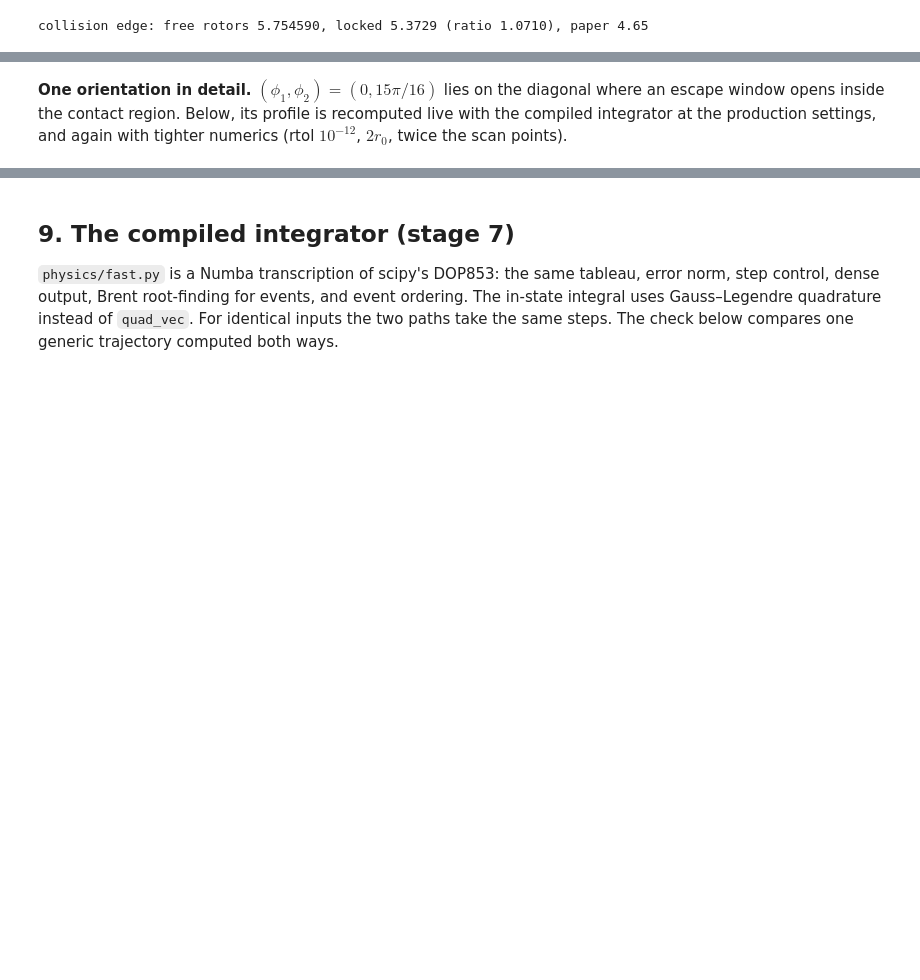
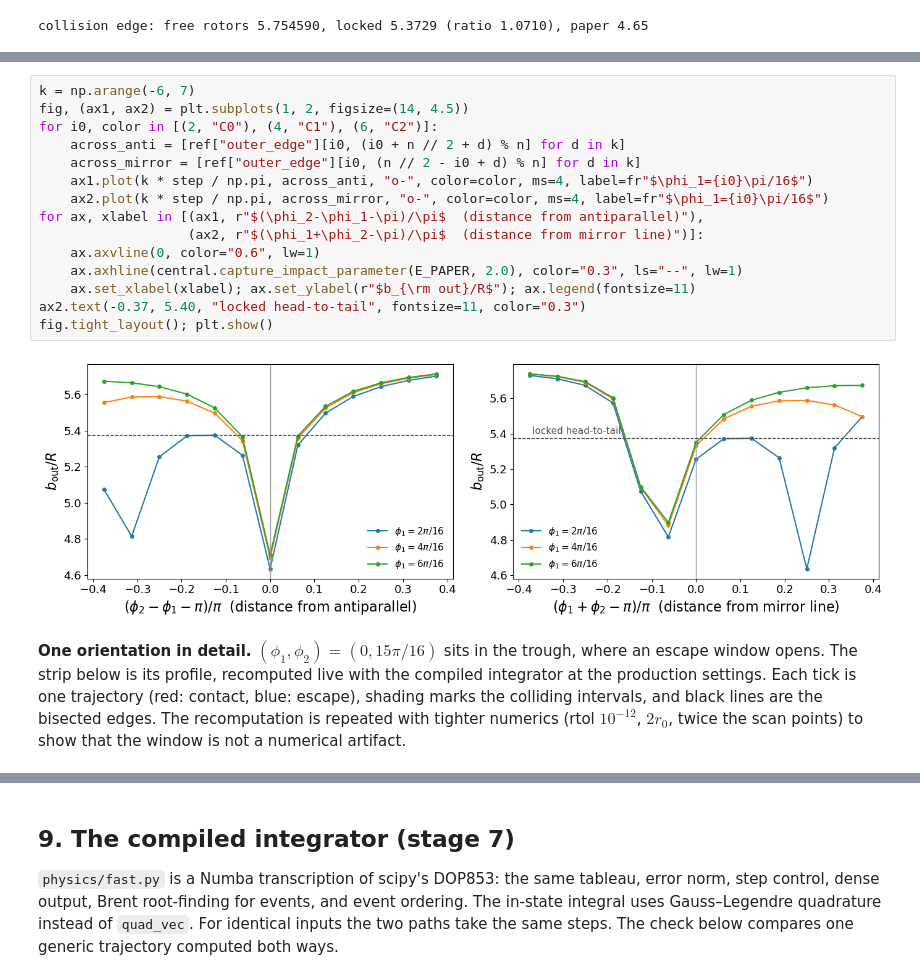
Before and after one commit to seanbartz/magnetOrbits, a Jupyter notebook: notebooks/progress_summary.ipynb, the cells around one changed output, grey strips where cells are left out. Saved outputs shown, nothing was run; the diff lists cells and outputs as text; blank space fills up the shorter version.

```diff
--- a/notebooks/progress_summary.ipynb
+++ b/notebooks/progress_summary.ipynb
@@ -570,8 +691,27 @@ orientations with two contact intervals: 32 of 1024
+# %%
+k = np.arange(-6, 7)
+fig, (ax1, ax2) = plt.subplots(1, 2, figsize=(14, 4.5))
+for i0, color in [(2, "C0"), (4, "C1"), (6, "C2")]:
+    across_anti = [ref["outer_edge"][i0, (i0 + n // 2 + d) % n] for d in k]
+    across_mirror = [ref["outer_edge"][i0, (n // 2 - i0 + d) % n] for d in k]
+    ax1.plot(k * step / np.pi, across_anti, "o-", color=color, ms=4, label=fr"$\phi_1={i0}\pi/16$")
+    ax2.plot(k * step / np.pi, across_mirror, "o-", color=color, ms=4, label=fr"$\phi_1={i0}\pi/16$")
+for ax, xlabel in [(ax1, r"$(\phi_2-\phi_1-\pi)/\pi$  (distance from antiparallel)"),
+                   (ax2, r"$(\phi_1+\phi_2-\pi)/\pi$  (distance from mirror line)")]:
+    ax.axvline(0, color="0.6", lw=1)
+    ax.axhline(central.capture_impact_parameter(E_PAPER, 2.0), color="0.3", ls="--", lw=1)
+    ax.set_xlabel(xlabel); ax.set_ylabel(r"$b_{\rm out}/R$"); ax.legend(fontsize=11)
+ax2.text(-0.37, 5.40, "locked head-to-tail", fontsize=11, color="0.3")
+fig.tight_layout(); plt.show()
+# %% [output]
+[figure, added]
 # %% [markdown]
-**One orientation in detail.** $(\phi_1,\phi_2)=(0,15\pi/16)$ lies on the diagonal where an
-escape window opens inside the contact region. Below, its profile is recomputed live with the
-compiled integrator at the production settings, and again with tighter numerics
-(rtol $10^{-12}$, $2r_0$, twice the scan points).
+**One orientation in detail.** $(\phi_1,\phi_2)=(0,15\pi/16)$ sits in the trough, where an escape
+window opens. The strip below is its profile, recomputed live with the compiled integrator at
+the production settings. Each tick is one trajectory (red: contact, blue: escape), shading marks
+the colliding intervals, and black lines are the bisected edges. The recomputation is repeated
+with tighter numerics (rtol $10^{-12}$, $2r_0$, twice the scan points) to show that the window is
+not a numerical artifact.
 # %%
 phi1, phi2 = 0.0, 2 * np.pi * 15 / 32
 production = dict(start_radius=64000.0, method=FAST)
```
Also changed, not shown: parts of 11 cells of this notebook, 1 other file.
